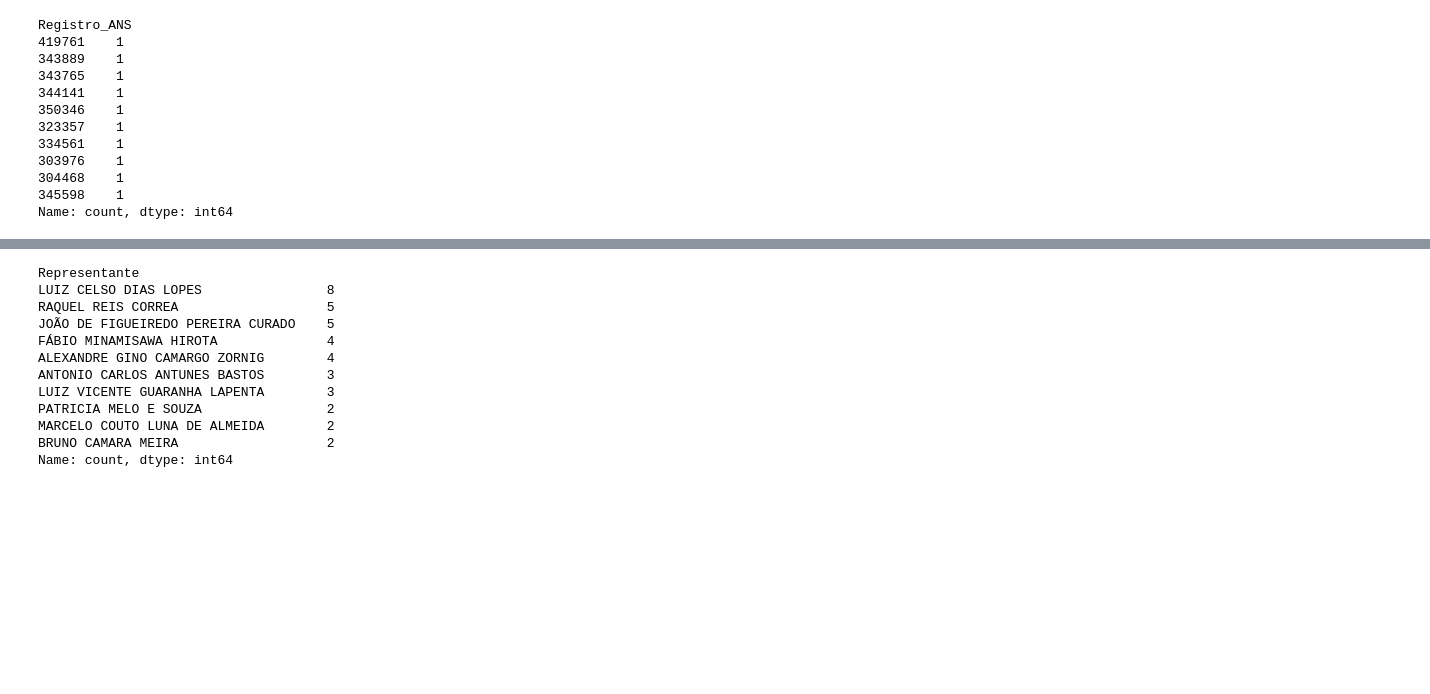
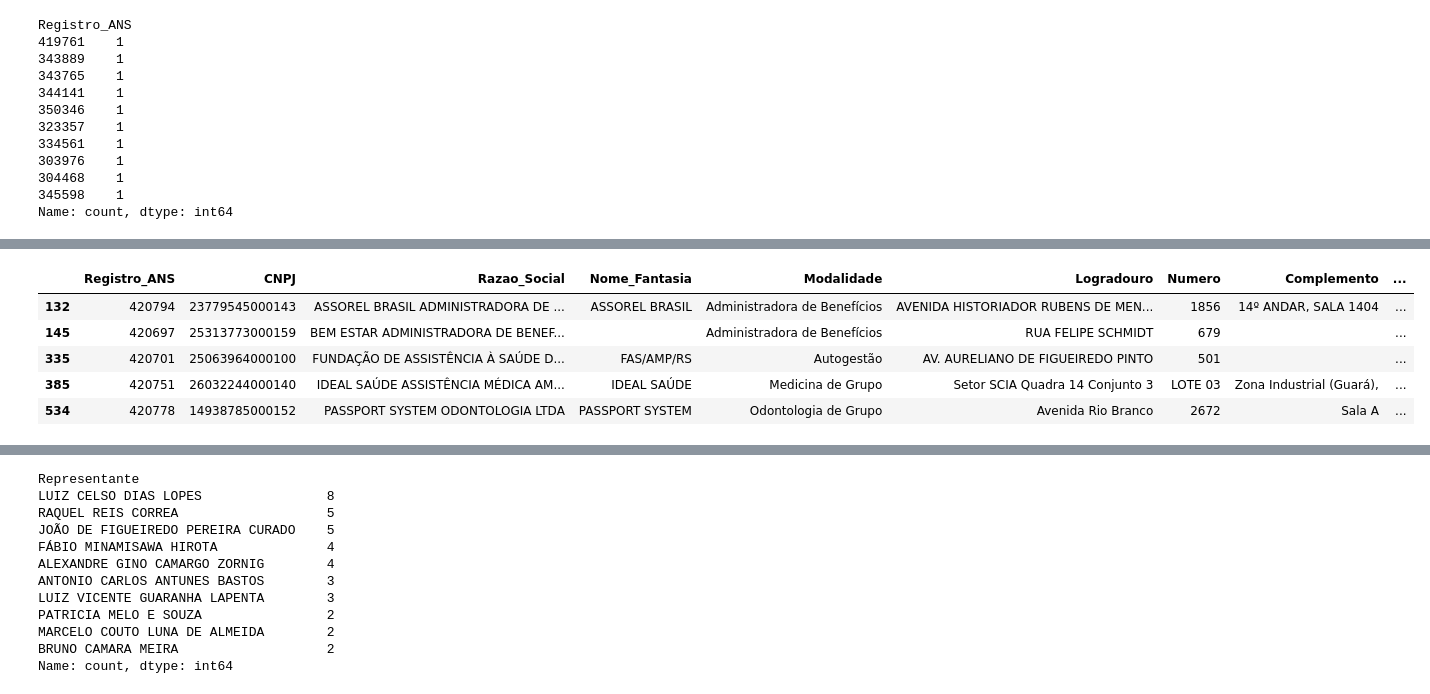
Before and after one commit to Jefferson019/portfolio, a Jupyter notebook: prj_ans/02_preprocessamento/extrair_dados_abertos_ans_OPERADOAS_ATIVAS.ipynb, the cells around one changed output, grey strips where cells are left out. Drawn from its saved outputs; the diff is of its cells as text; code cells hidden in the pictures; blank space fills up the shorter version.

Commit message:
ETL - operadoras ativas

```diff
--- a/prj_ans/02_preprocessamento/extrair_dados_abertos_ans_OPERADOAS_ATIVAS.ipynb
+++ b/prj_ans/02_preprocessamento/extrair_dados_abertos_ans_OPERADOAS_ATIVAS.ipynb
@@ -227,0 +246,2 @@ Name: count, dtype: int64
+# %%
+oper_ativas['Data_Registro_ANS'].fillna('1800-01-01', inplace = True)
@@ -227,0 +255,9 @@ Name: count, dtype: int64
+# %%
+oper_ativas[oper_ativas['Data_Registro_ANS'].str.contains('2017-01')]
+# %% [output]
+|  | Registro_ANS | CNPJ | Razao_Social | Nome_Fantasia | Modalidade | Logradouro | Numero | Complemento | ... |
+| 132 | 420794 | 23779545000143 | ASSOREL BRASIL ADMINISTRADORA DE ... | ASSOREL BRASIL | Administradora de Benefícios | AVENIDA HISTORIADOR RUBENS DE MEN... | 1856 | 14º ANDAR, SALA 1404 | ... |
+| 145 | 420697 | 25313773000159 | BEM ESTAR ADMINISTRADORA DE BENEF... |  | Administradora de Benefícios | RUA FELIPE SCHMIDT | 679 |  | ... |
+| 335 | 420701 | 25063964000100 | FUNDAÇÃO DE ASSISTÊNCIA À SAÚDE D... | FAS/AMP/RS | Autogestão | AV. AURELIANO DE FIGUEIREDO PINTO | 501 |  | ... |
+| 385 | 420751 | 26032244000140 | IDEAL SAÚDE ASSISTÊNCIA MÉDICA AM... | IDEAL SAÚDE | Medicina de Grupo | Setor SCIA Quadra 14 Conjunto 3 | LOTE 03 | Zona Industrial (Guará), | ... |
+| 534 | 420778 | 14938785000152 | PASSPORT SYSTEM ODONTOLOGIA LTDA | PASSPORT SYSTEM | Odontologia de Grupo | Avenida Rio Branco | 2672 | Sala A | ... |
```
Also changed, not shown: parts of 32 cells of this notebook.
